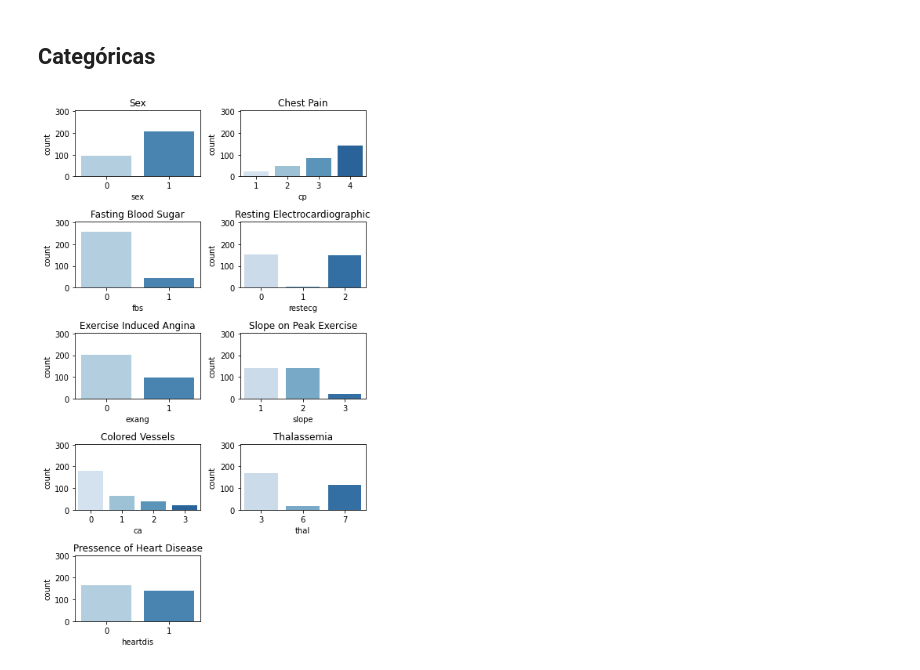
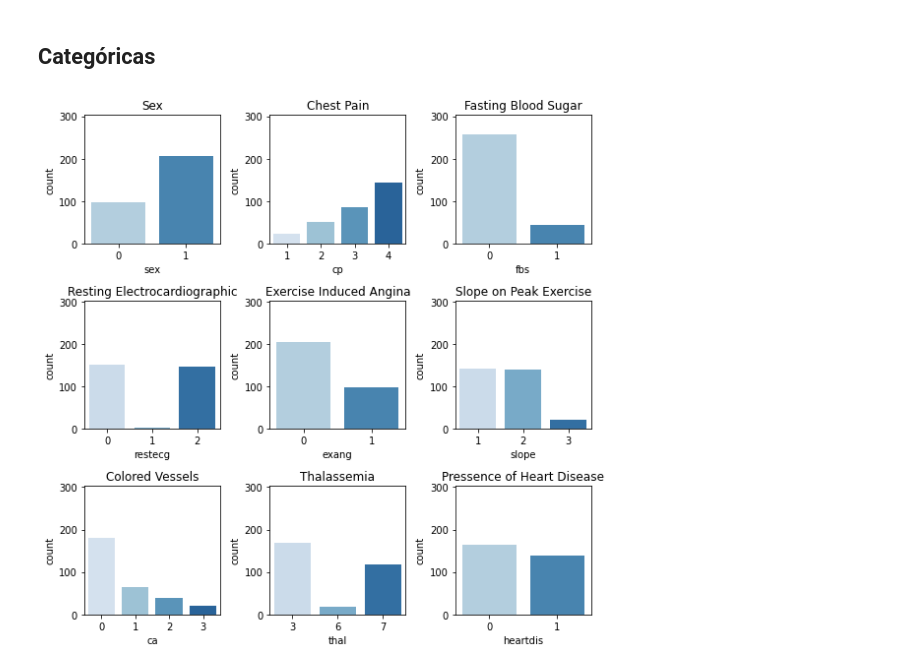
Before and after one commit to AnaliticaComputacional-2023-10/Proyecto1, a Jupyter notebook: EDA_Univariate.ipynb, the cells around one changed output. Saved outputs shown, nothing was run; the diff lists cells and outputs as text; code cells hidden in the pictures.

```diff
--- a/EDA_Univariate.ipynb
+++ b/EDA_Univariate.ipynb
@@ -282,59 +282,56 @@ plt.show()
 # %% [markdown]
 ## Categóricas
 # %%
-fig, axes = plt.subplots(nrows=5, ncols=2, figsize=(6, 10))
+fig, axes = plt.subplots(nrows=3, ncols=3, figsize=(8, 8))
 
 largo = len(df)
 
 # 1 , 1 - Sex
 sns.countplot(data=df, x='sex', palette='Blues', ax=axes[0, 0])
 axes[0, 0].set_title('Sex')
 axes[0, 0].set_ylim([0, largo])
 
 # 1 , 2 - Cp
 sns.countplot(data=df, x='cp', palette='Blues', ax=axes[0, 1])
 axes[0, 1].set_title('Chest Pain')
 axes[0, 1].set_ylim([0, largo])
 
-# 2 , 1 - Fbs
-sns.countplot(data=df, x='fbs', palette='Blues', ax=axes[1, 0])
-axes[1, 0].set_title('Fasting Blood Sugar')
+# 1 , 3 - Fbs
+sns.countplot(data=df, x='fbs', palette='Blues', ax=axes[0, 2])
+axes[0, 2].set_title('Fasting Blood Sugar')
+axes[0, 2].set_ylim([0, largo])
+
+# 2 , 1 - restecg
+sns.countplot(data=df, x='restecg', palette='Blues', ax=axes[1, 0])
+axes[1, 0].set_title('Resting Electrocardiographic')
 axes[1, 0].set_ylim([0, largo])
 
-# 2 , 2 - restecg
-sns.countplot(data=df, x='restecg', palette='Blues', ax=axes[1, 1])
-axes[1, 1].set_title('Resting Electrocardiographic')
+# 2 , 2 - exang
+sns.countplot(data=df, x='exang', palette='Blues', ax=axes[1, 1])
+axes[1, 1].set_title('Exercise Induced Angina')
 axes[1, 1].set_ylim([0, largo])
 
+# 2 , 3 - slope
+sns.countplot(data=df, x='slope', palette='Blues', ax=axes[1, 2])
+axes[1, 2].set_title('Slope on Peak Exercise')
+axes[1, 2].set_ylim([0, largo])
+
 # 3 , 1 - exang
-sns.countplot(data=df, x='exang', palette='Blues', ax=axes[2, 0])
-axes[2, 0].set_title('Exercise Induced Angina')
+sns.countplot(data=df, x='ca', palette='Blues', ax=axes[2, 0])
+axes[2, 0].set_title('Colored Vessels')
 axes[2, 0].set_ylim([0, largo])
 
 # 3 , 2 - slope
-sns.countplot(data=df, x='slope', palette='Blues', ax=axes[2, 1])
-axes[2, 1].set_title('Slope on Peak Exercise')
+sns.countplot(data=df, x='thal', palette='Blues', ax=axes[2, 1])
+axes[2, 1].set_title('Thalassemia')
 axes[2, 1].set_ylim([0, largo])
 
-# 4 , 1 - exang
-sns.countplot(data=df, x='ca', palette='Blues', ax=axes[3, 0])
-axes[3, 0].set_title('Colored Vessels')
-axes[3, 0].set_ylim([0, largo])
-
-# 4 , 2 - slope
-sns.countplot(data=df, x='thal', palette='Blues', ax=axes[3, 1])
-axes[3, 1].set_title('Thalassemia')
-axes[3, 1].set_ylim([0, largo])
-
-# 5 , 1 - heartdis
-sns.countplot(data=df, x='heartdis', palette='Blues', ax=axes[4, 0])
-axes[4, 0].set_title('Pressence of Heart Disease')
-axes[4, 0].set_ylim([0, largo])
-
-# 5 , 2
-axes[4, 1].set_visible(False)
+# 3 , 3 - heartdis
+sns.countplot(data=df, x='heartdis', palette='Blues', ax=axes[2, 2])
+axes[2, 2].set_title('Pressence of Heart Disease')
+axes[2, 2].set_ylim([0, largo])
 
 plt.tight_layout()
 plt.show()
 # %% [output]
-[figure, old version]
+[figure, new version]
```
Also changed, not shown: parts of 2 cells of this notebook, 1 other file.
